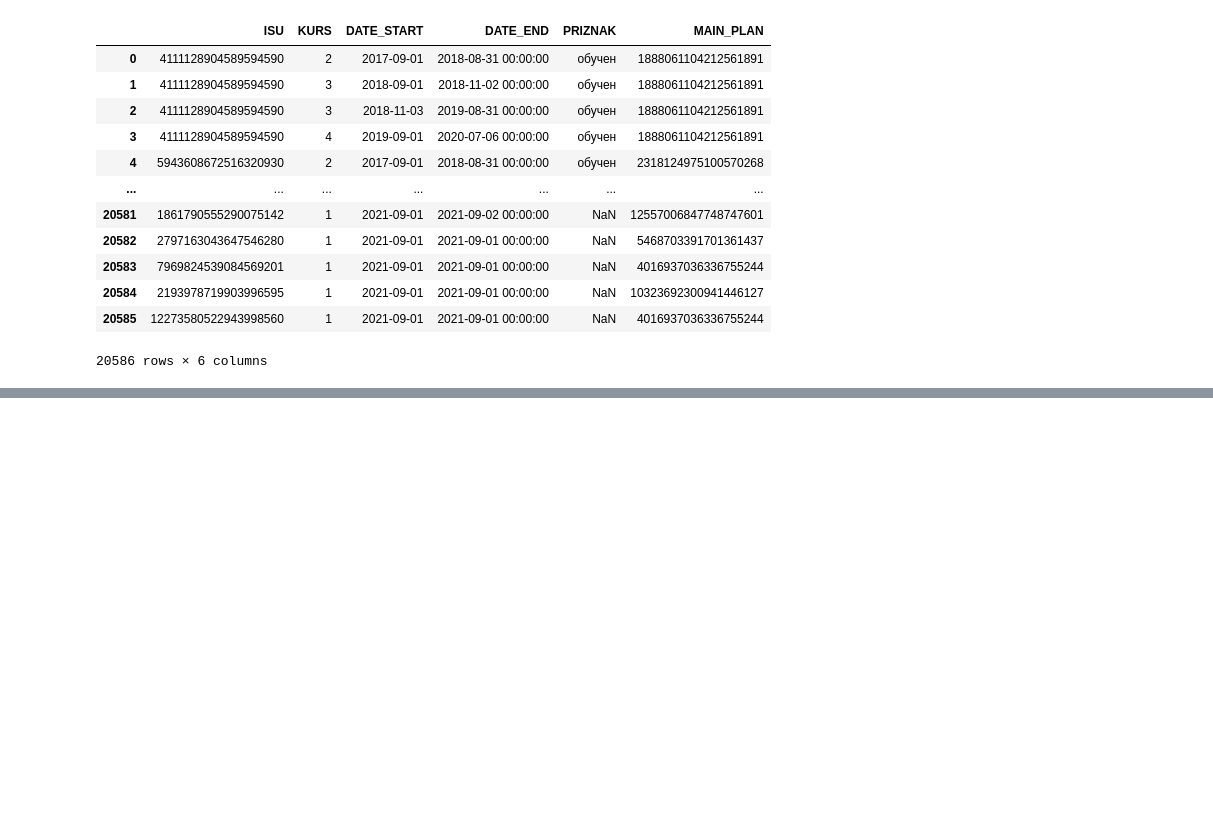
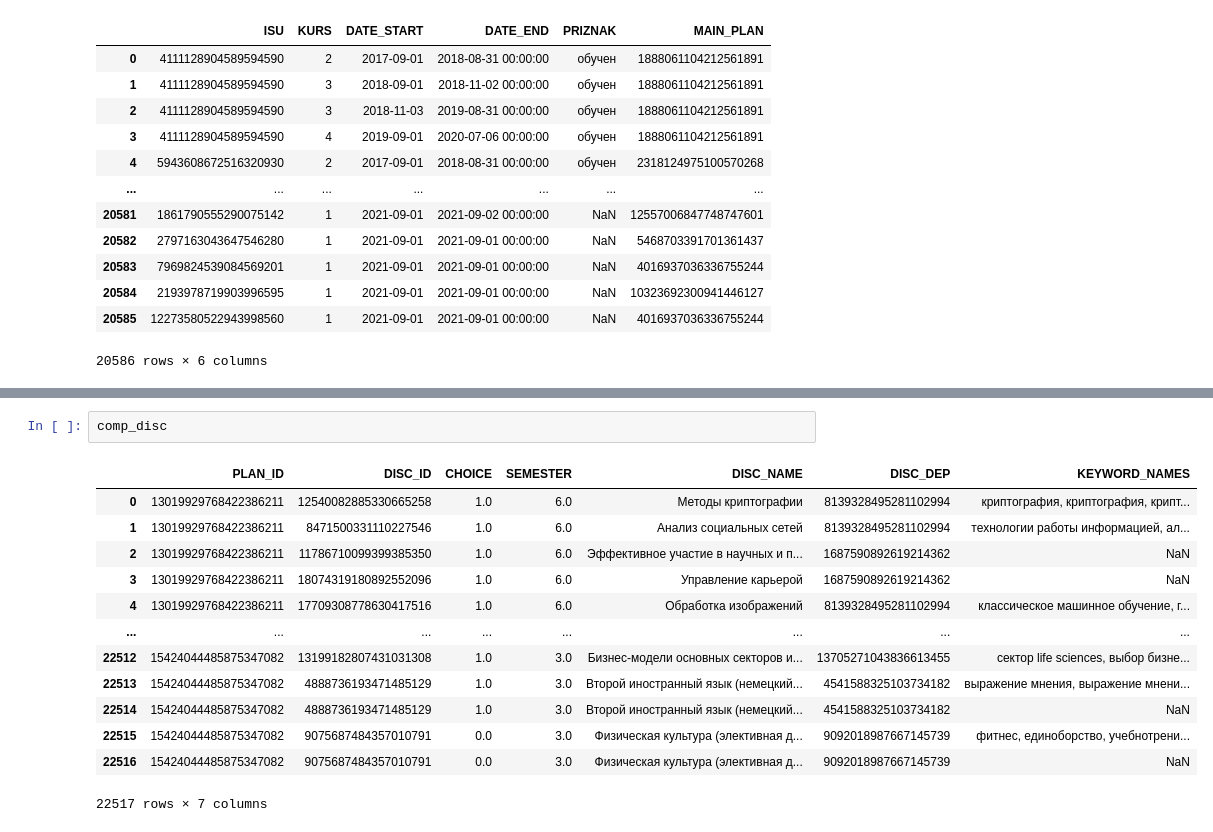
Before and after one commit to gulyaevAA/avito, a Jupyter notebook: Learning Analytics Competition (in progress)/Untitled.ipynb, the cells around one changed output, grey strips where cells are left out. Cells and saved outputs as stored; diff of their text form; blank space fills up the shorter version.

```diff
--- a/Learning Analytics Competition (in progress)/Untitled.ipynb
+++ b/Learning Analytics Competition (in progress)/Untitled.ipynb
@@ -37,0 +105,16 @@ comp_students
+# %%
+comp_disc
+# %% [output]
+|  | PLAN_ID | DISC_ID | СHOICE | SEMESTER | DISC_NAME | DISC_DEP | KEYWORD_NAMES |
+| 0 | 13019929768422386211 | 12540082885330665258 | 1.0 | 6.0 | Методы криптографии | 8139328495281102994 | криптография, криптография, крипт... |
+| 1 | 13019929768422386211 | 8471500331110227546 | 1.0 | 6.0 | Анализ социальных сетей | 8139328495281102994 | технологии работы информацией, ал... |
+| 2 | 13019929768422386211 | 11786710099399385350 | 1.0 | 6.0 | Эффективное участие в научных и п... | 1687590892619214362 | NaN |
+| 3 | 13019929768422386211 | 18074319180892552096 | 1.0 | 6.0 | Управление карьерой | 1687590892619214362 | NaN |
+| 4 | 13019929768422386211 | 17709308778630417516 | 1.0 | 6.0 | Обработка изображений | 8139328495281102994 | классическое машинное обучение, г... |
+| ... | ... | ... | ... | ... | ... | ... | ... |
+| 22512 | 15424044485875347082 | 13199182807431031308 | 1.0 | 3.0 | Бизнес-модели основных секторов и... | 13705271043836613455 | сектор life sciences, выбор бизне... |
+| 22513 | 15424044485875347082 | 4888736193471485129 | 1.0 | 3.0 | Второй иностранный язык (немецкий... | 4541588325103734182 | выражение мнения, выражение мнени... |
+| 22514 | 15424044485875347082 | 4888736193471485129 | 1.0 | 3.0 | Второй иностранный язык (немецкий... | 4541588325103734182 | NaN |
+| 22515 | 15424044485875347082 | 9075687484357010791 | 0.0 | 3.0 | Физическая культура (элективная д... | 9092018987667145739 | фитнес, единоборство, учебнотрени... |
+| 22516 | 15424044485875347082 | 9075687484357010791 | 0.0 | 3.0 | Физическая культура (элективная д... | 9092018987667145739 | NaN |
+22517 rows × 7 columns
```
Also changed, not shown: parts of 13 cells of this notebook.
